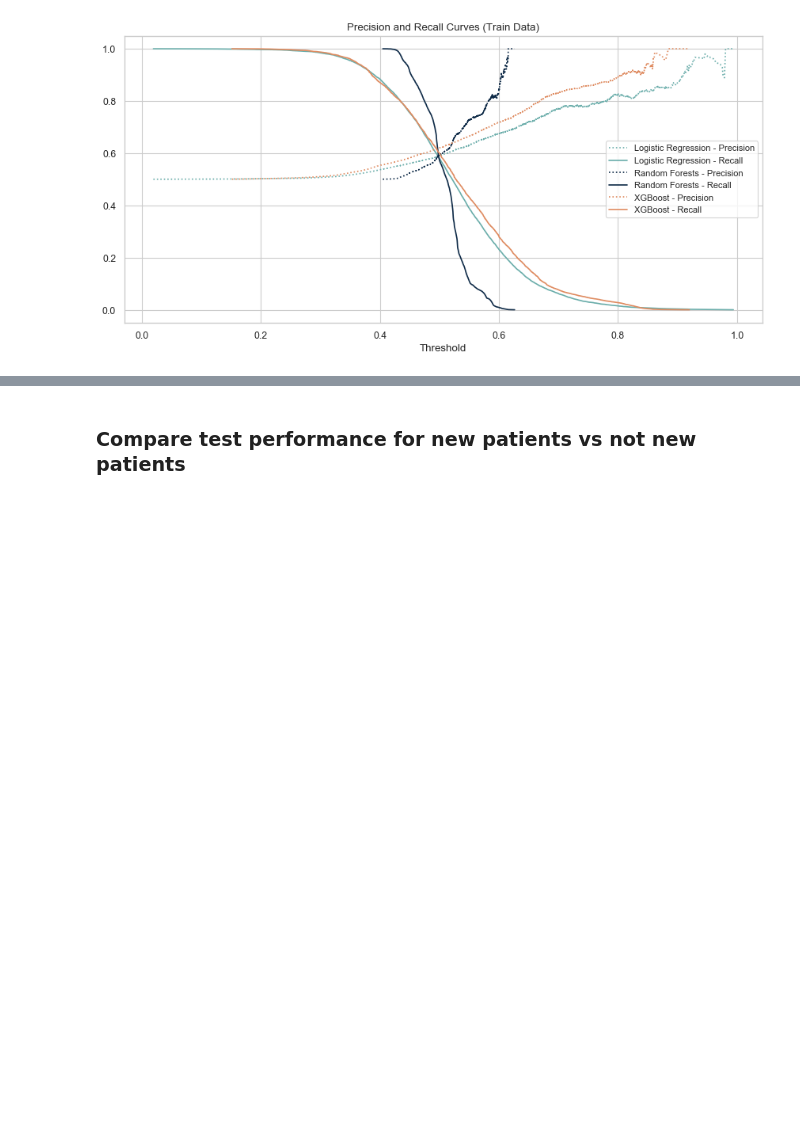
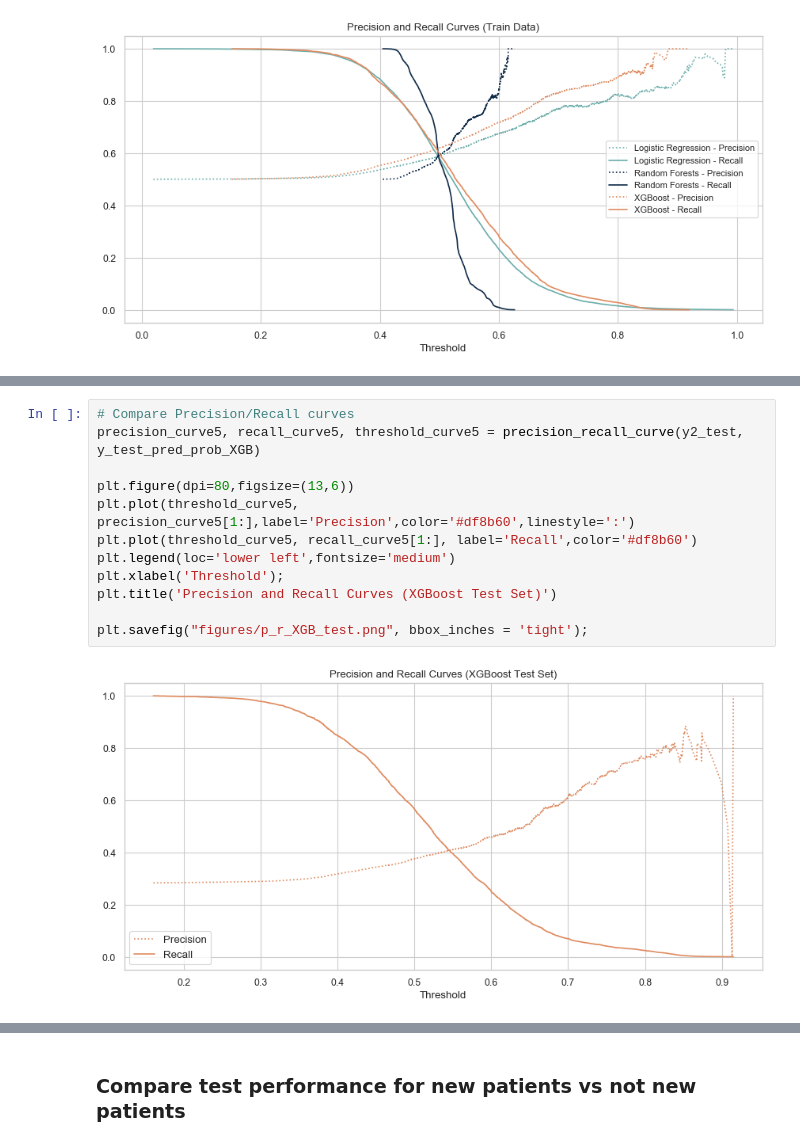
Before and after one commit to jocelynlau/metis-projects-2-5, a Jupyter notebook: project 3/8. data viz.ipynb, the cells around one changed output, grey strips where cells are left out. Drawn from its saved outputs; the diff is of its cells as text; blank space fills up the shorter version.

```diff
--- a/project 3/8. data viz.ipynb
+++ b/project 3/8. data viz.ipynb
@@ -175,0 +186,14 @@ plt.savefig("figures/p_r_XGB.png", bbox_inches = 'tight');
+# %%
+# Compare Precision/Recall curves
+precision_curve5, recall_curve5, threshold_curve5 = precision_recall_curve(y2_test, y_test_pred_prob_XGB)
+
+plt.figure(dpi=80,figsize=(13,6))
+plt.plot(threshold_curve5, precision_curve5[1:],label='Precision',color='#df8b60',linestyle=':')
+plt.plot(threshold_curve5, recall_curve5[1:], label='Recall',color='#df8b60')
+plt.legend(loc='lower left',fontsize='medium')
+plt.xlabel('Threshold');
+plt.title('Precision and Recall Curves (XGBoost Test Set)')
+
+plt.savefig("figures/p_r_XGB_test.png", bbox_inches = 'tight');
+# %% [output]
+[figure, added]
```
Also changed, not shown: parts of 17 cells of this notebook, 21 other files.
